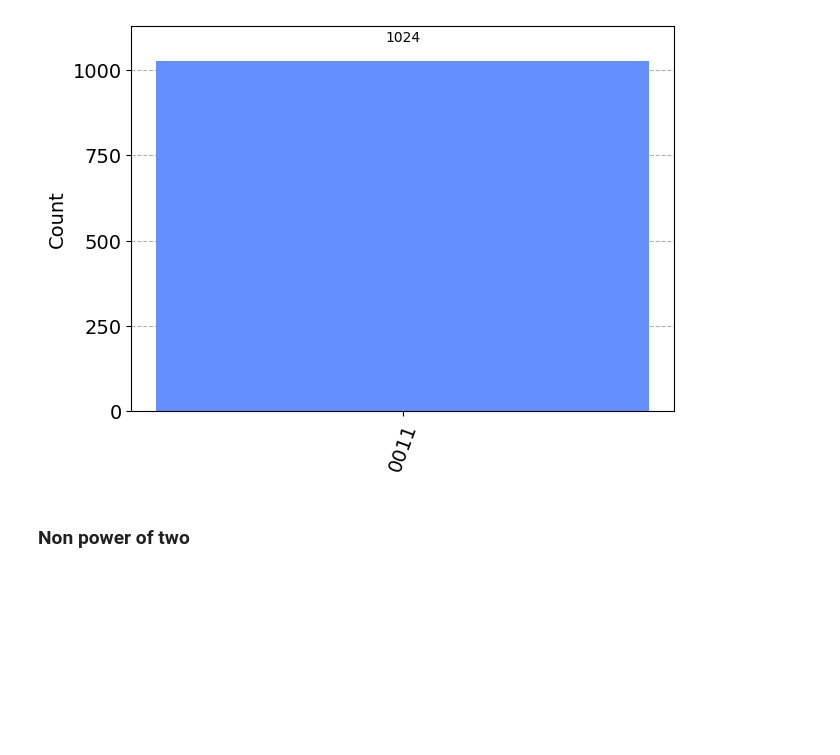
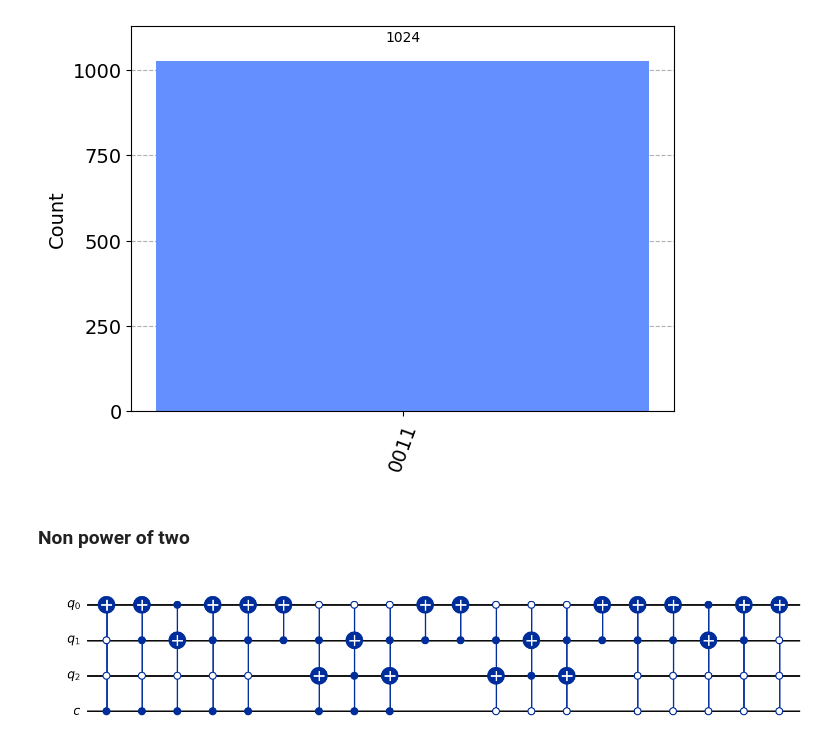
Before and after one commit to ugo-nzongani/phd, a Jupyter notebook: quantum_walks/shift_operators/Shunt decomposition.ipynb, the cells around one changed output. Drawn from its saved outputs; the diff is of its cells as text; code cells hidden in the pictures; blank space fills up the shorter version.

```diff
--- a/quantum_walks/shift_operators/Shunt decomposition.ipynb
+++ b/quantum_walks/shift_operators/Shunt decomposition.ipynb
@@ -129,0 +327,37 @@ plot_histogram(res)
+# %%
+def shift_arbitrary_cycle(n,k):
+    """Generates the quantum circuit implementing the shift operator of the arbitrary k-cycle graph
+    Parameters
+    ----------
+    n : int
+        Number of qubit encoding the position
+    k : int
+        Number of nodes to be included in the graph, k <= 2**n
+
+    Returns
+    -------
+    qiskit.circuit.quantumcircuit.QuantumCircuit array
+    """
+    q = QuantumRegister(n,name='q')
+    c = QuantumRegister(1,name='c')
+    qc = QuantumCircuit(q,c)
+    if k > 2**n:
+        print('k must be smaller or equal to 2**n')
+    else:
+
+        operators_dec, operators_inc = transposition_operators_list(n,k)
+        for i in operators_dec:
+            qc.append(i,qc.qubits)
+            #qc.barrier()
+        #qc.barrier()
+        for i in operators_inc[::-1]:
+            qc.append(i,qc.qubits)
+            #qc.barrier()
+    return qc
+
+n = 3
+k = 5
+qc = shift_cycle_arbitrary(n,k)
+qc.decompose(reps=1).draw('mpl',style='iqx')
+# %% [output]
+[figure, added]
```
Also changed, not shown: parts of 4 cells of this notebook.
